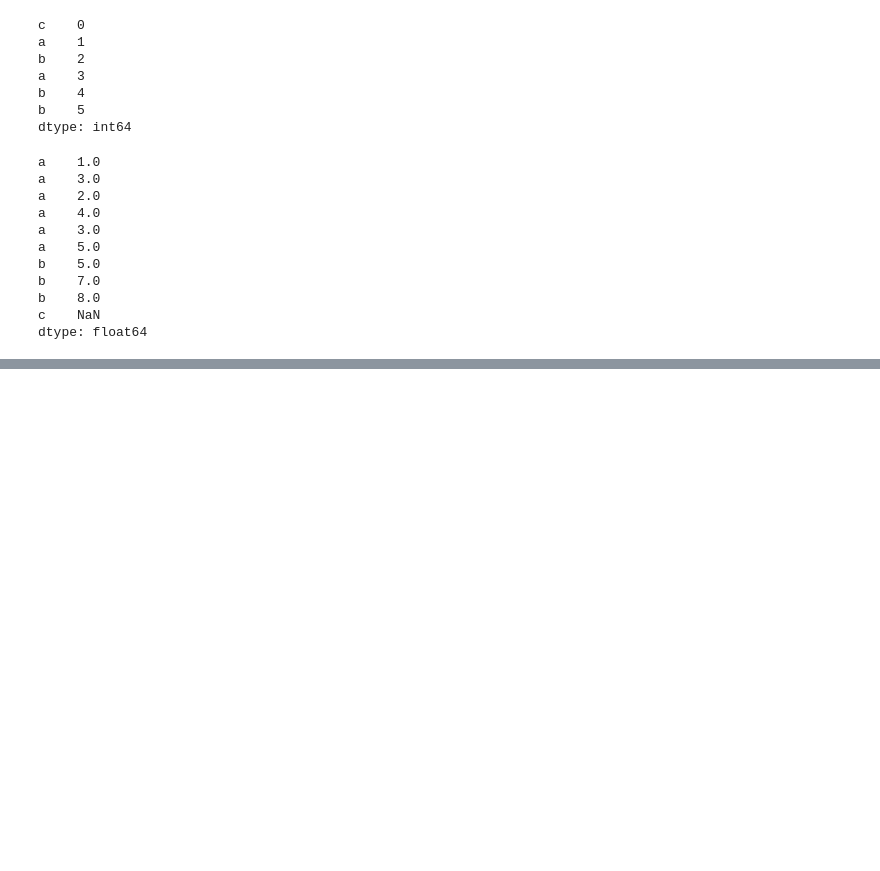
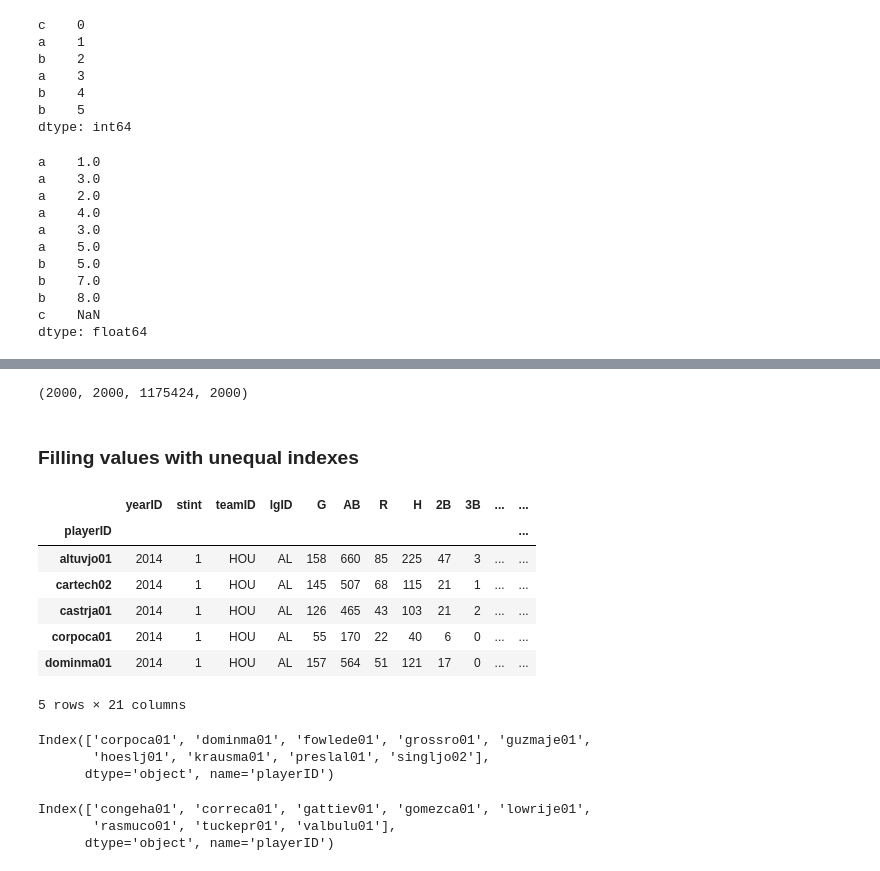
Before and after one commit to bdunn20/book_code, a Jupyter notebook: pandas_1.X_cookbook/Ch8_Index_Alignment.ipynb, the cells around one changed output, grey strips where cells are left out. Drawn from its saved outputs; the diff is of its cells as text; code cells hidden in the pictures; blank space fills up the shorter version.

```diff
--- a/pandas_1.X_cookbook/Ch8_Index_Alignment.ipynb
+++ b/pandas_1.X_cookbook/Ch8_Index_Alignment.ipynb
@@ -123,0 +189,38 @@ dtype: float64
+# %%
+# add salary1 to itself and output the lengths of each Series
+salary_add1 = salary1 + salary1
+len(salary1), len(salary2), len(salary_add), len(salary_add1)
+# %% [output]
+(2000, 2000, 1175424, 2000)
+# %% [markdown]
+### Filling values with unequal indexes
+# %%
+# add together multiple Series with unequal (but unique) indexes
+# using the .add method w/ the fill_value parameter to ensure no missing values
+baseball_14 = pd.read_csv('https://raw.githubusercontent.com/PacktPublishing/Pandas-Cookbook-Second-Edition/master/data/baseball14.csv?_sm_au_=iVVWLDQPlJVWHWMFBQvGvK7jj80tt', index_col="playerID")
+baseball_15 = pd.read_csv('https://raw.githubusercontent.com/PacktPublishing/Pandas-Cookbook-Second-Edition/master/data/baseball15.csv?_sm_au_=iVVWPPnJffntZBk3BQvGvK7jj80tt', index_col="playerID")
+baseball_16 = pd.read_csv('https://raw.githubusercontent.com/PacktPublishing/Pandas-Cookbook-Second-Edition/master/data/baseball16.csv?_sm_au_=iVVWPPnJffntZBk3BQvGvK7jj80tt', index_col="playerID")
+
+baseball_14.head()
+# %% [output]
+|  | yearID | stint | teamID | lgID | G | AB | R | H | 2B | 3B | ... | ... |
+| playerID |  |  |  |  |  |  |  |  |  |  |  | ... |
+| altuvjo01 | 2014 | 1 | HOU | AL | 158 | 660 | 85 | 225 | 47 | 3 | ... | ... |
+| cartech02 | 2014 | 1 | HOU | AL | 145 | 507 | 68 | 115 | 21 | 1 | ... | ... |
+| castrja01 | 2014 | 1 | HOU | AL | 126 | 465 | 43 | 103 | 21 | 2 | ... | ... |
+| corpoca01 | 2014 | 1 | HOU | AL | 55 | 170 | 22 | 40 | 6 | 0 | ... | ... |
+| dominma01 | 2014 | 1 | HOU | AL | 157 | 564 | 51 | 121 | 17 | 0 | ... | ... |
+5 rows × 21 columns
+# %%
+# use the .difference method on the index to discover which index labels are in baseball_14 and not in baseball_15
+baseball_14.index.difference(baseball_15.index)
+# %% [output]
+Index(['corpoca01', 'dominma01', 'fowlede01', 'grossro01', 'guzmaje01',
+       'hoeslj01', 'krausma01', 'preslal01', 'singljo02'],
+      dtype='object', name='playerID')
+# %%
+baseball_15.index.difference(baseball_14.index)
+# %% [output]
+Index(['congeha01', 'correca01', 'gattiev01', 'gomezca01', 'lowrije01',
+       'rasmuco01', 'tuckepr01', 'valbulu01'],
+      dtype='object', name='playerID')
```
Also changed, not shown: parts of 16 cells of this notebook.
